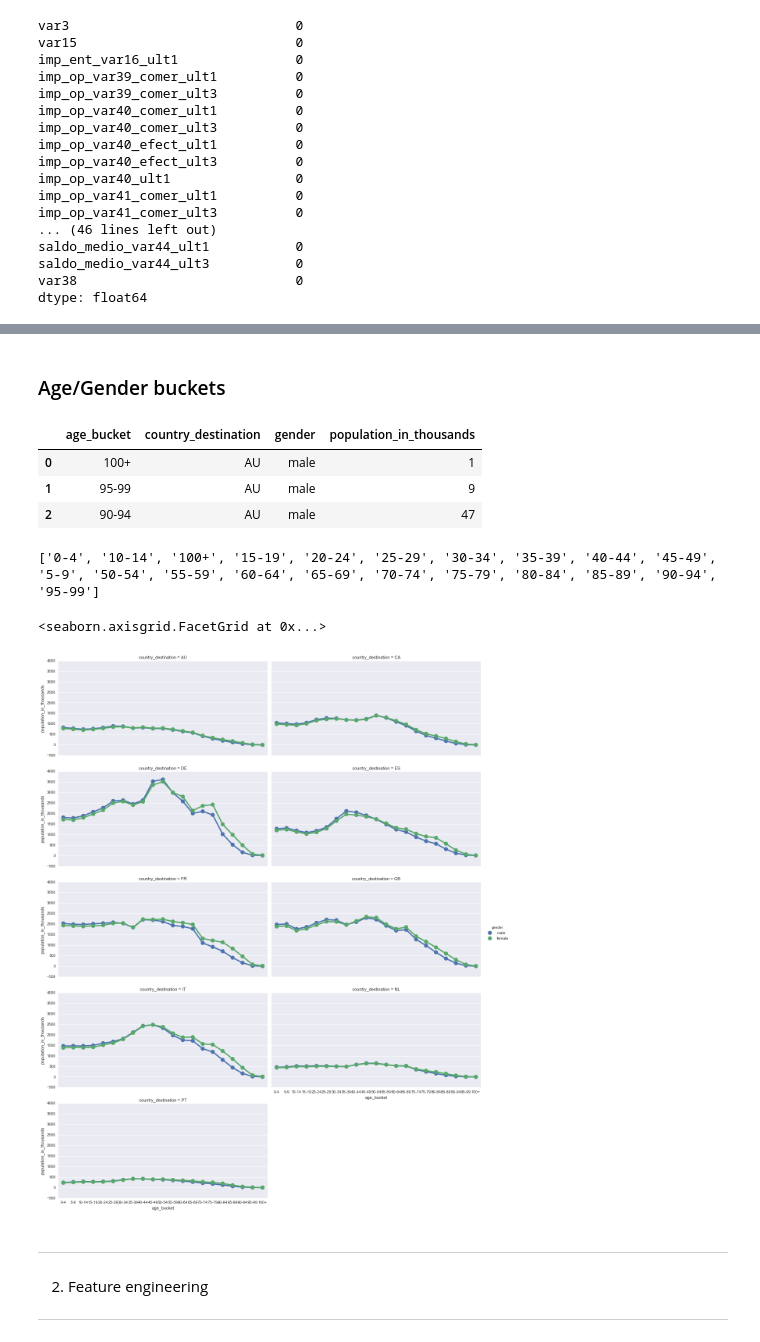
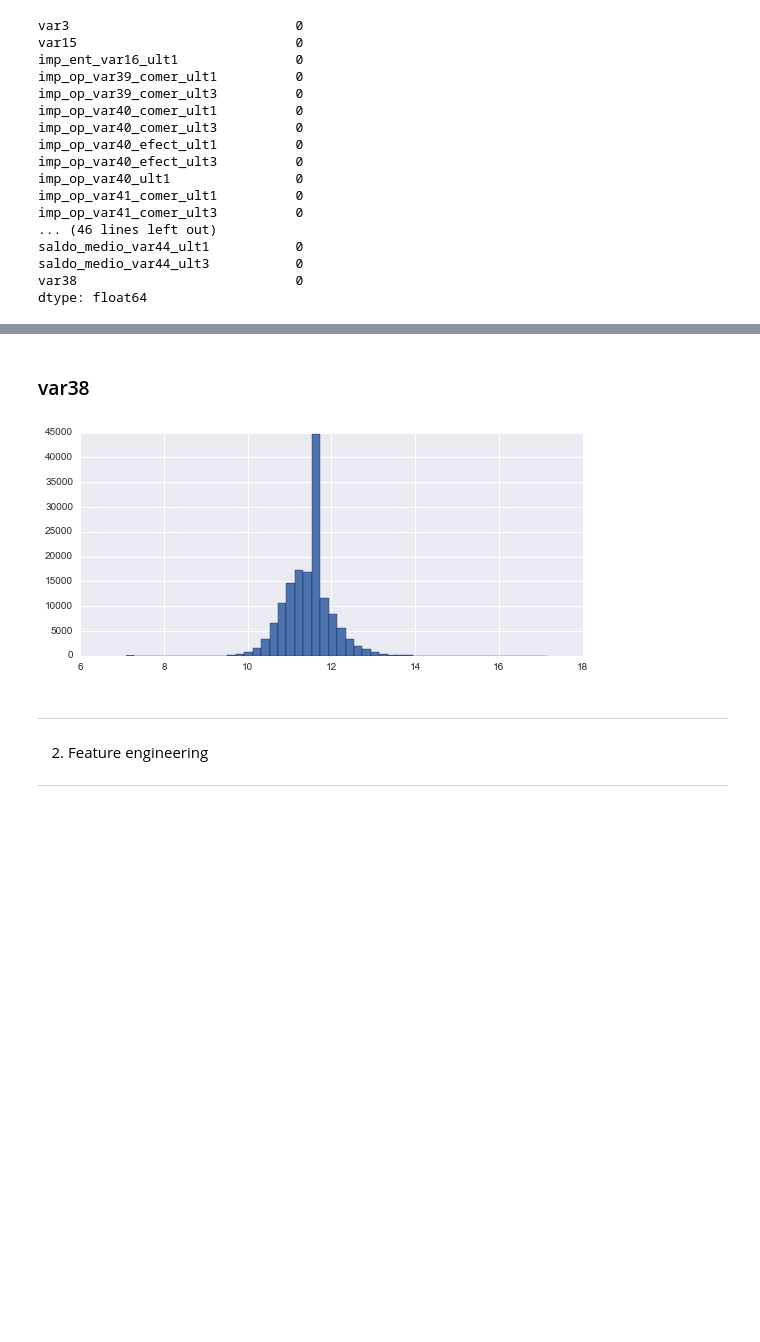
Before and after one commit to kcbighuge/kaggle, a Jupyter notebook: santander-customer-satisfaction.ipynb, the cells around one changed output, grey strips where cells are left out. Saved outputs shown, nothing was run; the diff lists cells and outputs as text; code cells hidden in the pictures; blank space fills up the shorter version.

```diff
--- a/santander-customer-satisfaction.ipynb
+++ b/santander-customer-satisfaction.ipynb
@@ -328,0 +102,3 @@ sns.despine()
+# %%
+# add sum of zeros per row as new feature
+df_all['n0'] = (df_all ==0).sum(axis=1)
@@ -340,2 +121,0 @@ plt.show()
-# %% [markdown]
-### Age/Gender buckets
@@ -345,11 +121,0 @@ bkts = bkts.drop('year', 1)
-# %%
-bkts.head(3)
-# %% [output]
-|  | age_bucket | country_destination | gender | population_in_thousands |
-| 0 | 100+ | AU | male | 1 |
-| 1 | 95-99 | AU | male | 9 |
-| 2 | 90-94 | AU | male | 47 |
-# %%
-print sorted(bkts.age_bucket.unique())
-# %% [output]
-['0-4', '10-14', '100+', '15-19', '20-24', '25-29', '30-34', '35-39', '40-44', '45-49', '5-9', '50-54', '55-59', '60-64', '65-69', '70-74', '75-79', '80-84', '85-89', '90-94', '95-99']
@@ -358,12 +122,12 @@ age_order = ['0-4', '5-9', '10-14', '15-19', '20-24', '25-29', '30-34', '35-39',
-# %%
-# top targets after NDF,US,other = ['IT', 'GB', 'ES', 'CA', 'DE']
-sns.factorplot(x="age_bucket", y="population_in_thousands", \
-              data=bkts[bkts.country_destination!='US'], hue='gender', \
-              size=4, aspect=2, order=age_order, \
-              col='country_destination', col_wrap=2)
-# %% [output]
-<seaborn.axisgrid.FacetGrid at 0x...>
-[figure, removed]
+# %% [markdown]
+### var38
+# %%
+# look at most important feature
+plt.hist(np.log(df_all['var38']), bins=50)
+plt.gcf().set_size_inches(9,4)
+plt.show()
+# %% [output]
+[figure, added]
 # %% [markdown]
 ---
 2. Feature engineering
```
Also changed, not shown: parts of 111 cells of this notebook.
